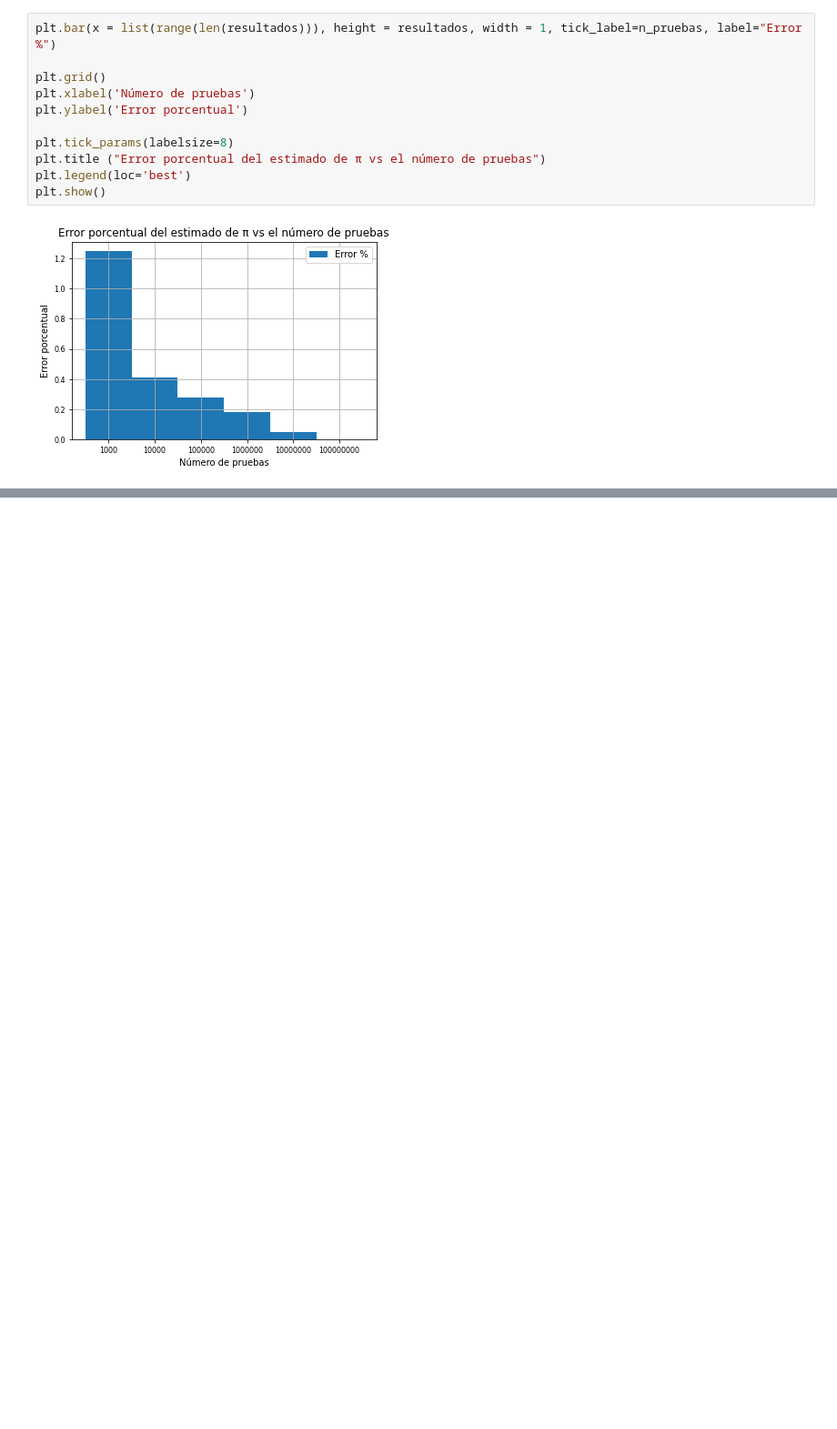
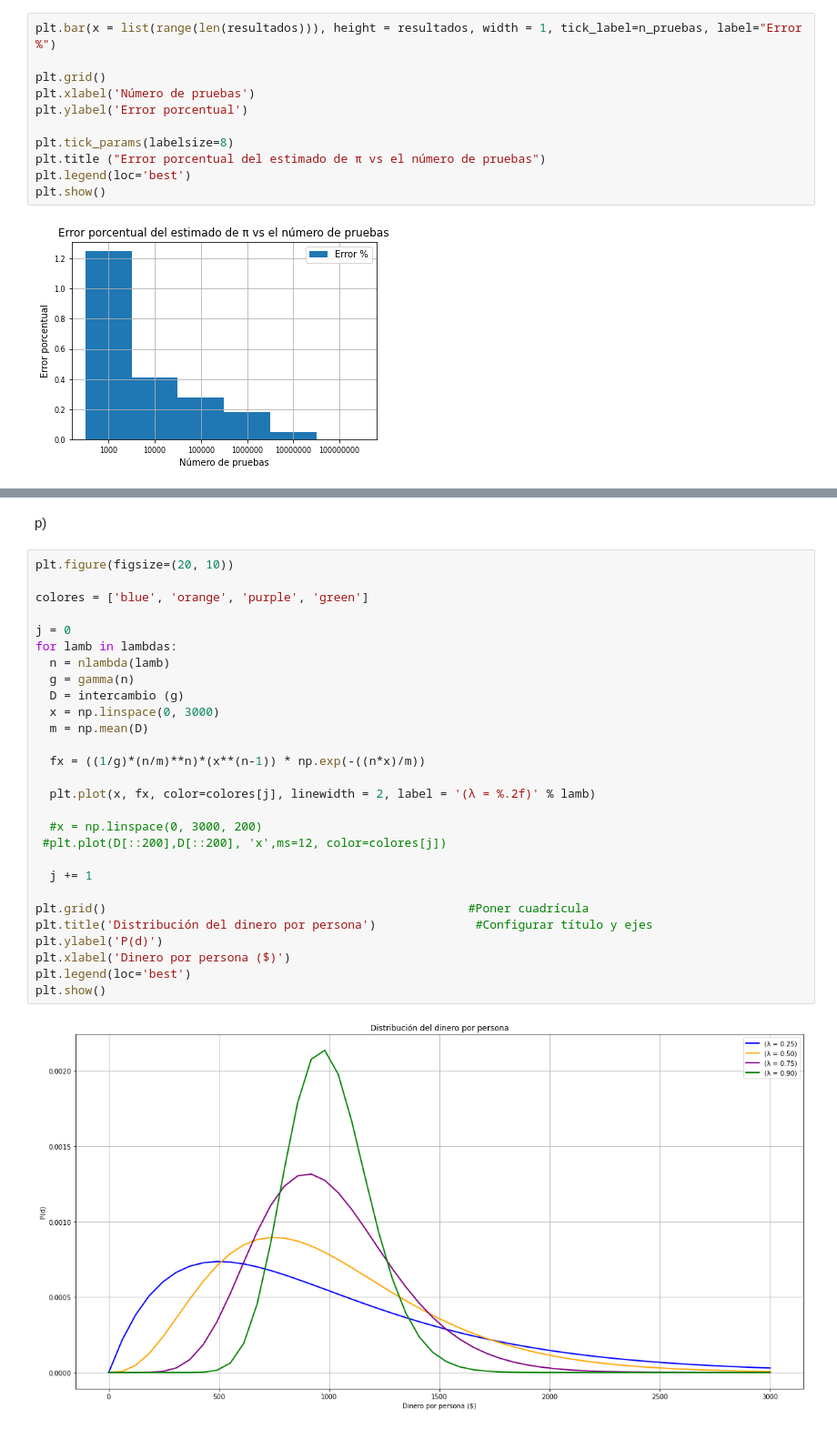
Before and after one commit to AdrianDiazGaxiola/ProyectoSF, a Jupyter notebook: Proyecto_SF.ipynb, the cells around one changed output, grey strips where cells are left out. Shown: that part at 91% size. Cells and saved outputs as stored; diff of their text form; blank space fills up the shorter version.

```diff
--- a/Proyecto_SF.ipynb
+++ b/Proyecto_SF.ipynb
@@ -295,0 +400,32 @@ plt.show()
+# %% [markdown]
+p)
+# %%
+plt.figure(figsize=(20, 10))
+
+colores = ['blue', 'orange', 'purple', 'green']
+
+j = 0
+for lamb in lambdas:
+  n = nlambda(lamb)
+  g = gamma(n)
+  D = intercambio (g)
+  x = np.linspace(0, 3000)
+  m = np.mean(D)
+
+  fx = ((1/g)*(n/m)**n)*(x**(n-1)) * np.exp(-((n*x)/m))
+
+  plt.plot(x, fx, color=colores[j], linewidth = 2, label = '(λ = %.2f)' % lamb)
+
+  #x = np.linspace(0, 3000, 200)
+ #plt.plot(D[::200],D[::200], 'x',ms=12, color=colores[j])
+
+  j += 1
+
+plt.grid()                                                   #Poner cuadrícula
+plt.title('Distribución del dinero por persona')              #Configurar título y ejes
+plt.ylabel('P(d)')
+plt.xlabel('Dinero por persona ($)')
+plt.legend(loc='best')
+plt.show()
+# %% [output]
+[figure, added]
```
Also changed, not shown: parts of 25 cells of this notebook.
